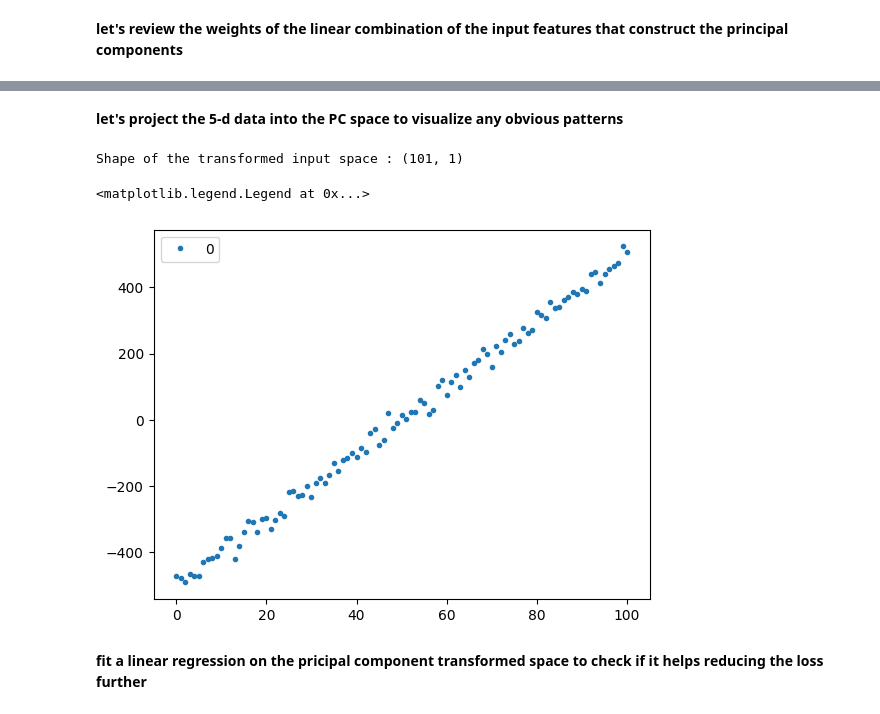
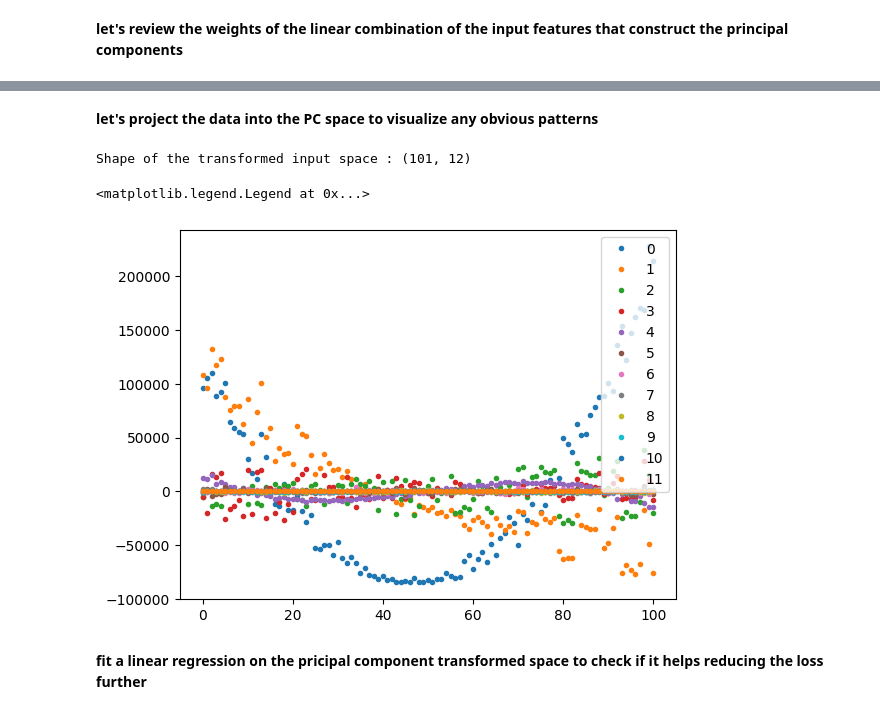
Before and after one commit to sudarsun/DA5401-2024, a Jupyter notebook: Assignment3-Solution.ipynb, the cells around one changed output, grey strips where cells are left out. Cells and saved outputs as stored; diff of their text form; code cells hidden in the pictures.

Commit message:
added polynomial feature expansion, ridge regression. Made the PCA work with poly features and kPCA with integrated poly expansion.

```diff
--- a/Assignment3-Solution.ipynb
+++ b/Assignment3-Solution.ipynb
@@ -122,0 +130,5 @@ sb.pairplot(df)
+# %%
+from sklearn.preprocessing import PolynomialFeatures
+poly_transformer = PolynomialFeatures(degree = 2)
+xx_poly = poly_transformer.fit_transform(xx)
+xx_poly.shape
@@ -122,0 +139,8 @@ sb.pairplot(df)
+# %%
+from sklearn import linear_model
+model_poly = linear_model.LinearRegression()
+model_poly.fit(xx_poly, yy)
+yhat_poly = model_poly.predict(xx_poly)
+loss = SSE(yy, yhat_poly)
+print("Beta :", model_poly.coef_, " Bias :", model_poly.intercept_)
+print("Loss :",loss)
@@ -122,0 +166,12 @@ sb.pairplot(df)
+# %%
+from sklearn import linear_model
+model_ridge = linear_model.Ridge(alpha=.01, max_iter=500)
+model_ridge.fit(xx_poly, yy)
+yhat_ridge = model_ridge.predict(xx_poly)
+loss = SSE(yy, yhat_ridge)
+print("Beta :", model_ridge.coef_, " Bias :", model_ridge.intercept_)
+print("Loss :",loss)
+plt.plot(yy, 'r.')
+#plt.plot(yhat_poly, 'k.')
+plt.plot(yhat_ridge, 'g.')
+plt.show()
@@ -127,8 +191,8 @@ from sklearn.decomposition import PCA
 # %% [markdown]
 __let's extract the principal components.  also review the amount of variance those two components capture in total.  more the components, more the information from the data is captured.__
 # %%
-pca = PCA(n_components=1)
-pca.fit(X=xx)
+pca = PCA(n_components=12)
+pca.fit(X=xx_poly)
 print("Vaiances captured by the components :", pca.explained_variance_ratio_)
 print("Total variance information captured :", 100*round(np.sum(pca.explained_variance_ratio_),2), "%")
 # %% [output]
@@ -148,14 +227,14 @@ Variances : [85776.82710988]
 # %% [markdown]
-__let's project the 5-d data into the PC space to visualize any obvious patterns__
+__let's project the data into the PC space to visualize any obvious patterns__
 # %%
-xx_transformed = pca.transform(xx)
+xx_transformed = pca.transform(xx_poly)
 print("Shape of the transformed input space :", xx_transformed.shape)
 plt.plot(xx_transformed, '.')
 plt.legend([str(_) for _ in range(xx_transformed.shape[1])])
 # %% [output]
-Shape of the transformed input space : (101, 1)
+Shape of the transformed input space : (101, 12)
 <matplotlib.legend.Legend at 0x...>
-[figure, old version]
+[figure, new version]
 # %% [markdown]
 __fit a linear regression on the pricipal component transformed space to check if it helps reducing the loss further__
 # %%
```
Also changed, not shown: parts of 22 cells of this notebook.
